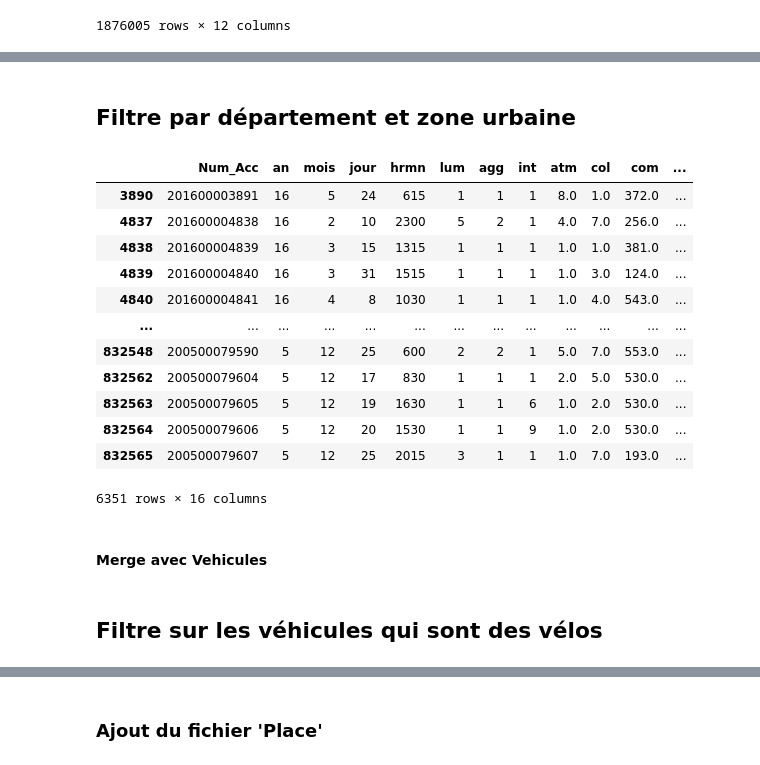
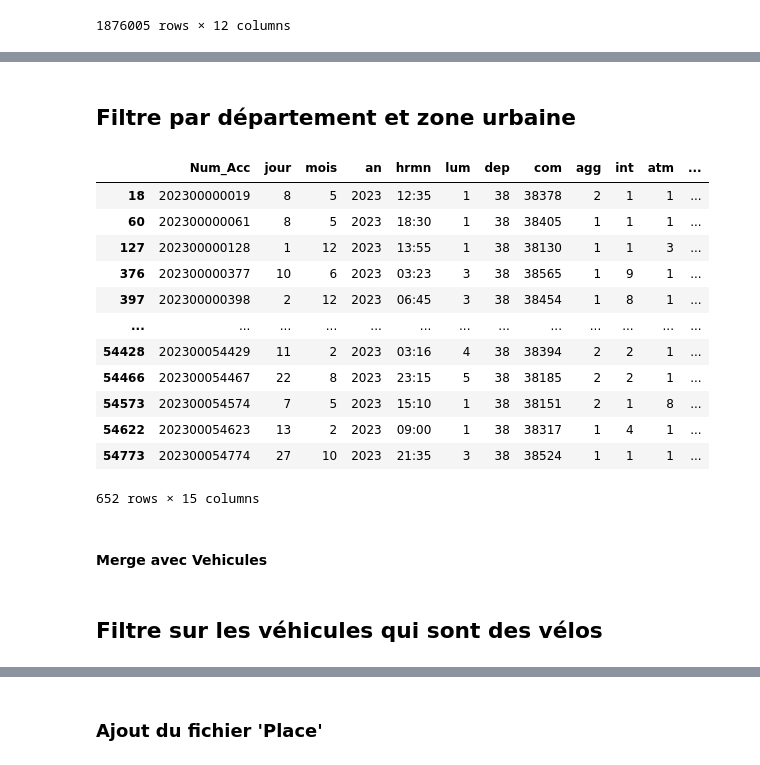
Before and after one commit to Flotauv/Projet_Data_Innovant-, a Jupyter notebook: Projet_FLO.ipynb, the cells around one changed output, grey strips where cells are left out. Cells and saved outputs as stored; diff of their text form; code cells hidden in the pictures.

```diff
--- a/Projet_FLO.ipynb
+++ b/Projet_FLO.ipynb
@@ -80,32 +82,33 @@ lat        float64
 long        object
 dep          int64
 dtype: object
-# %% [markdown]
-## Filtre par département et zone urbaine
+# %% [markdown]
+## Filtre par département et zone urbaine
 # %%
-df_accidents_grenoble = df_accidents[(df_accidents['dep']== 380) & (df_accidents['gps']=='M')]
+#df_accidents_grenoble = df_accidents[df_accidents['dep']=='38'] # 2023
+#df_accidents_grenoble = df_accidents[(df_accidents['dep']== 380) & (df_accidents['gps']=='M')] #2005 - 2016
 
 df_accidents_grenoble
 # %% [output]
-|  | Num_Acc | an | mois | jour | hrmn | lum | agg | int | atm | col | com | ... |
-| 3890 | 201600003891 | 16 | 5 | 24 | 615 | 1 | 1 | 1 | 8.0 | 1.0 | 372.0 | ... |
-| 4837 | 201600004838 | 16 | 2 | 10 | 2300 | 5 | 2 | 1 | 4.0 | 7.0 | 256.0 | ... |
-| 4838 | 201600004839 | 16 | 3 | 15 | 1315 | 1 | 1 | 1 | 1.0 | 1.0 | 381.0 | ... |
-| 4839 | 201600004840 | 16 | 3 | 31 | 1515 | 1 | 1 | 1 | 1.0 | 3.0 | 124.0 | ... |
-| 4840 | 201600004841 | 16 | 4 | 8 | 1030 | 1 | 1 | 1 | 1.0 | 4.0 | 543.0 | ... |
+|  | Num_Acc | jour | mois | an | hrmn | lum | dep | com | agg | int | atm | ... |
+| 18 | 202300000019 | 8 | 5 | 2023 | 12:35 | 1 | 38 | 38378 | 2 | 1 | 1 | ... |
+| 60 | 202300000061 | 8 | 5 | 2023 | 18:30 | 1 | 38 | 38405 | 1 | 1 | 1 | ... |
+| 127 | 202300000128 | 1 | 12 | 2023 | 13:55 | 1 | 38 | 38130 | 1 | 1 | 3 | ... |
+| 376 | 202300000377 | 10 | 6 | 2023 | 03:23 | 3 | 38 | 38565 | 1 | 9 | 1 | ... |
+| 397 | 202300000398 | 2 | 12 | 2023 | 06:45 | 3 | 38 | 38454 | 1 | 8 | 1 | ... |
 | ... | ... | ... | ... | ... | ... | ... | ... | ... | ... | ... | ... | ... |
-| 832548 | 200500079590 | 5 | 12 | 25 | 600 | 2 | 2 | 1 | 5.0 | 7.0 | 553.0 | ... |
-| 832562 | 200500079604 | 5 | 12 | 17 | 830 | 1 | 1 | 1 | 2.0 | 5.0 | 530.0 | ... |
-| 832563 | 200500079605 | 5 | 12 | 19 | 1630 | 1 | 1 | 6 | 1.0 | 2.0 | 530.0 | ... |
-| 832564 | 200500079606 | 5 | 12 | 20 | 1530 | 1 | 1 | 9 | 1.0 | 2.0 | 530.0 | ... |
-| 832565 | 200500079607 | 5 | 12 | 25 | 2015 | 3 | 1 | 1 | 1.0 | 7.0 | 193.0 | ... |
+| 54428 | 202300054429 | 11 | 2 | 2023 | 03:16 | 4 | 38 | 38394 | 2 | 2 | 1 | ... |
+| 54466 | 202300054467 | 22 | 8 | 2023 | 23:15 | 5 | 38 | 38185 | 2 | 2 | 1 | ... |
+| 54573 | 202300054574 | 7 | 5 | 2023 | 15:10 | 1 | 38 | 38151 | 2 | 1 | 8 | ... |
+| 54622 | 202300054623 | 13 | 2 | 2023 | 09:00 | 1 | 38 | 38317 | 1 | 4 | 1 | ... |
+| 54773 | 202300054774 | 27 | 10 | 2023 | 21:35 | 3 | 38 | 38524 | 1 | 1 | 1 | ... |
-6351 rows × 16 columns
+652 rows × 15 columns
 # %% [markdown]
 #### Merge avec Vehicules
 # %%
 df_accidents_grenoble = pd.merge(df_accidents_grenoble,df_vehicules, how='left',on='Num_Acc')
-# %% [markdown]
-## Filtre sur les véhicules qui sont des vélos
+# %% [markdown]
+## Filtre sur les véhicules qui sont des vélos
 # %%
 df_accidents_grenoble = df_accidents_grenoble[df_accidents_grenoble['catv']==1]
 
```
Also changed, not shown: parts of 8 cells of this notebook, 1 other file.
